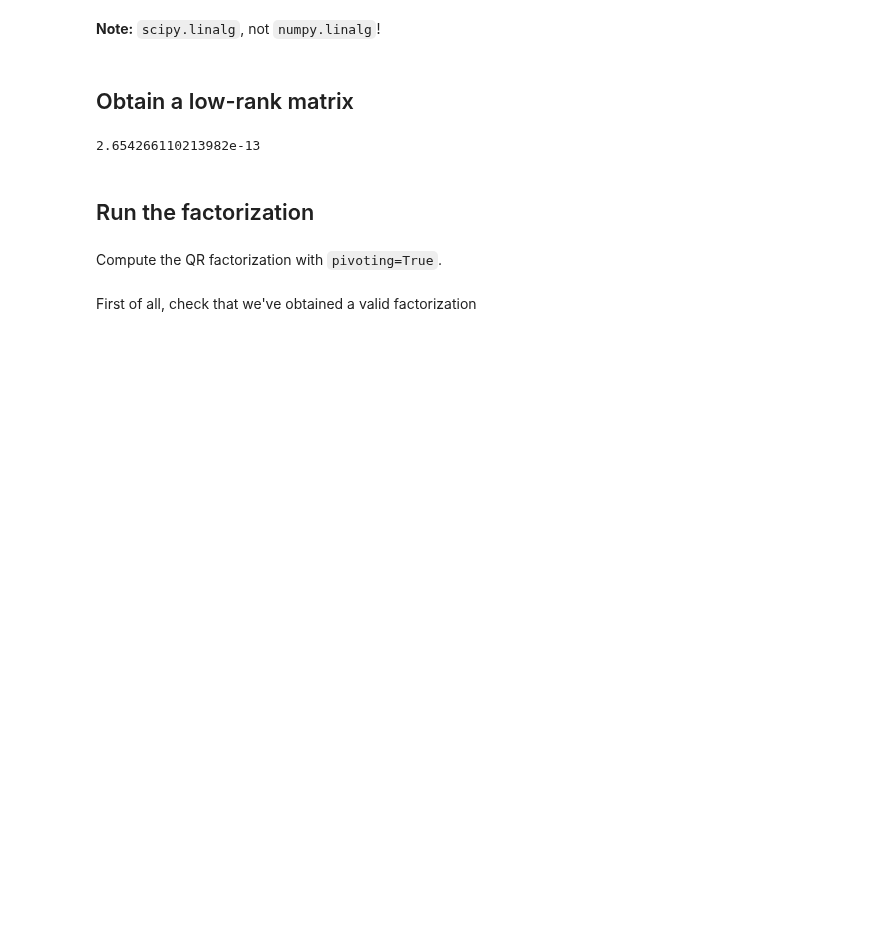
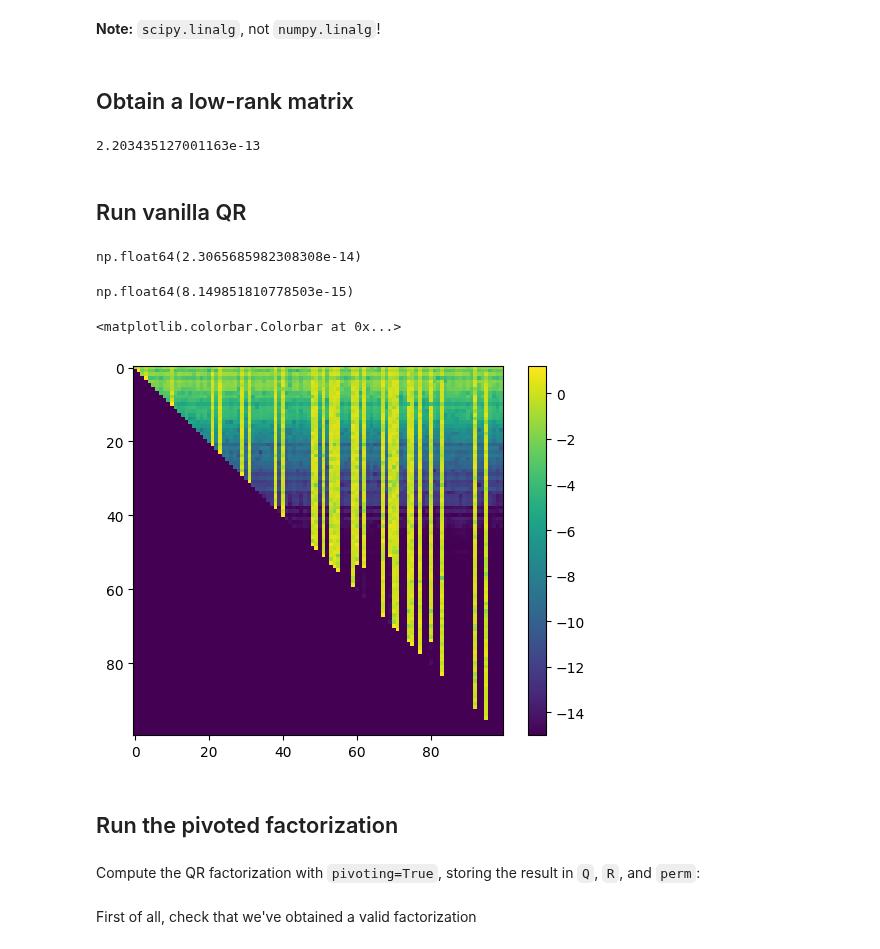
Before and after one commit to inducer/fast-alg-ie-notes, a Jupyter notebook: demos/low_rank/Rank-Revealing QR.ipynb, the cells around one changed output. Saved outputs shown, nothing was run; the diff lists cells and outputs as text; code cells hidden in the pictures; blank space fills up the shorter version.

```diff
--- a/demos/low_rank/Rank-Revealing QR.ipynb
+++ b/demos/low_rank/Rank-Revealing QR.ipynb
@@ -17,7 +41,30 @@ print(la.norm((U0*sigma0)@VT0 - A0))
 sigma = np.exp(-np.arange(n))
 
 A = (U0 * sigma).dot(VT0)
+
+# Experiment: turn this on and off
+for _i in range(n//3):
+    i, j = randrange(0, n), randrange(0, n)
+    A[i,j] = 15
 # %% [output]
-2.654266110213982e-13
+2.203435127001163e-13
+# %% [markdown]
+## Run vanilla QR
+# %%
+Q, R = la.qr(A)
+# %%
+la.norm(A - Q@R, 2)
+# %% [output]
+np.float64(2.3065685982308308e-14)
+# %%
+la.norm(Q@Q.T - np.eye(n))
+# %% [output]
+np.float64(8.149851810778503e-15)
+# %%
+pt.imshow(np.log10(1e-15+np.abs(R)))
+pt.colorbar()
+# %% [output]
+<matplotlib.colorbar.Colorbar at 0x...>
+[figure, added]
 # %% [markdown]
-## Run the factorization
+## Run the pivoted factorization
@@ -24,5 +73,5 @@ A = (U0 * sigma).dot(VT0)
 # %% [markdown]
-Compute the QR factorization with `pivoting=True`.
+Compute the QR factorization with `pivoting=True`, storing the result in `Q`, `R`, and `perm`:
 # %%
 #clear
 Q, R, perm = la.qr(A, pivoting=True)
```
Also changed, not shown: parts of 8 cells of this notebook.
